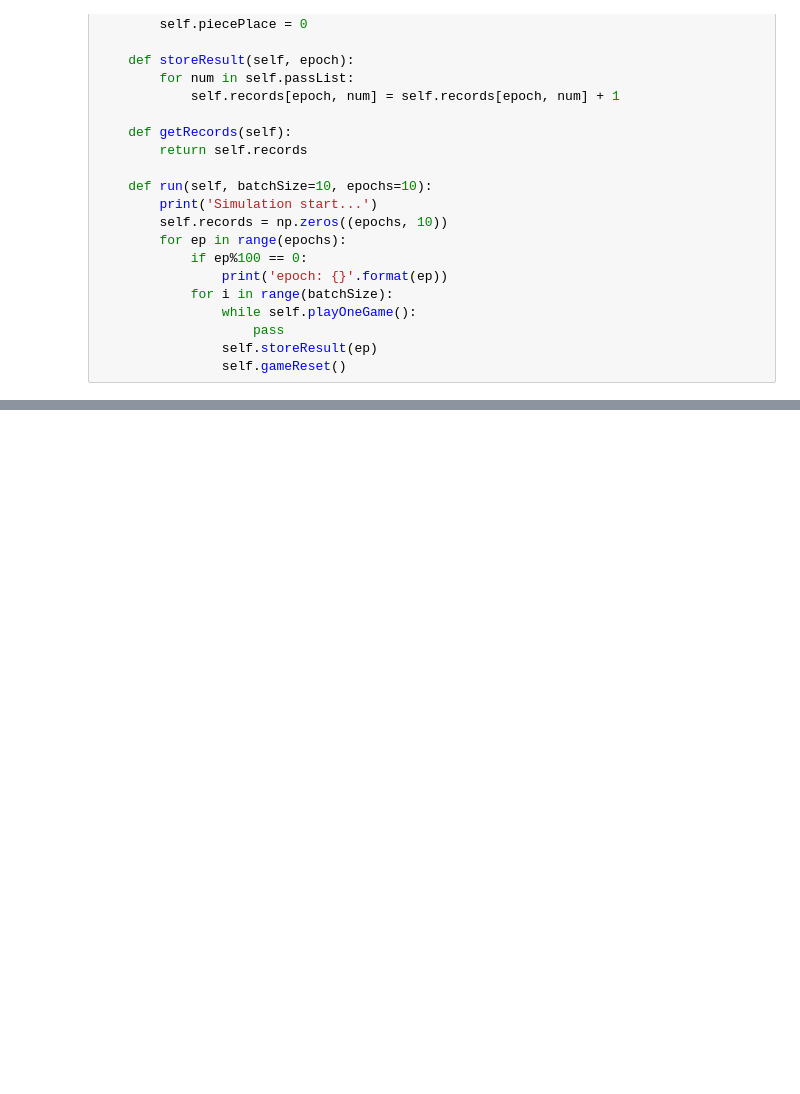
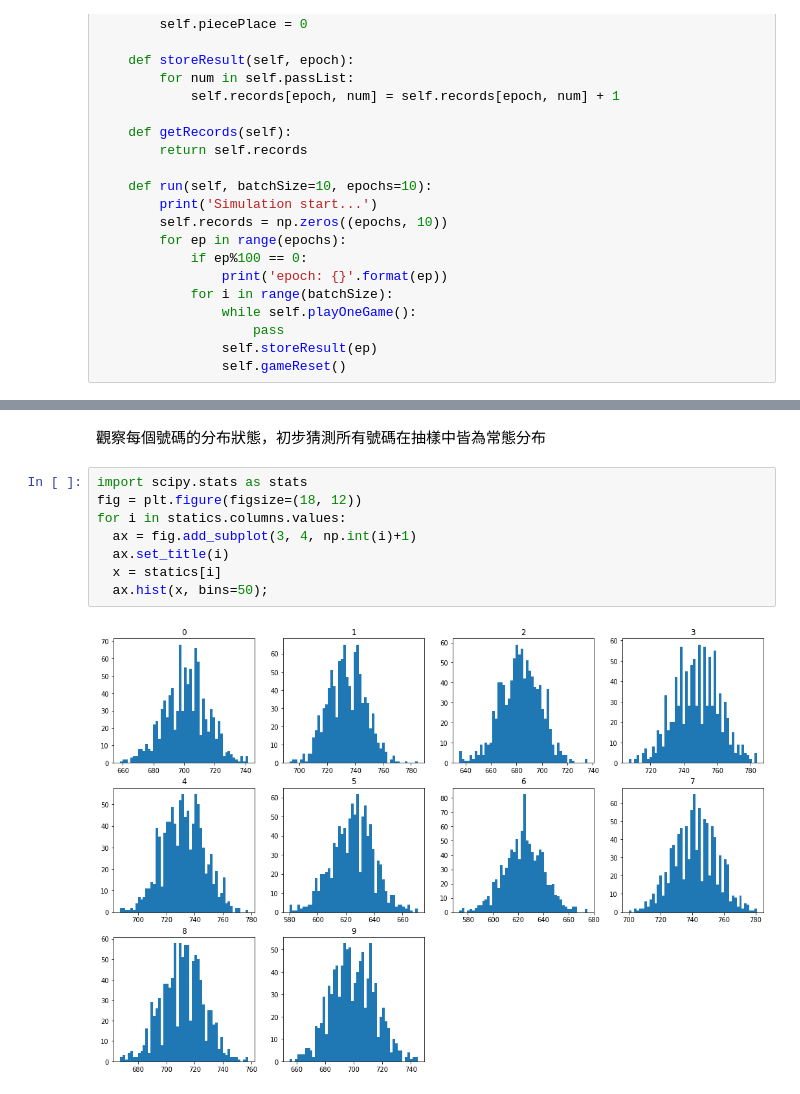
Before and after one commit to tmydali/monopoly-simu, a Jupyter notebook: Monopoly_Yifun.ipynb, the cells around one changed output, grey strips where cells are left out. Drawn from its saved outputs; the diff is of its cells as text; blank space fills up the shorter version.

```diff
--- a/Monopoly_Yifun.ipynb
+++ b/Monopoly_Yifun.ipynb
@@ -103,0 +116,12 @@ plt.bar(statics.columns.values, statics.std(), color='tab:orange')
+# %% [markdown]
+觀察每個號碼的分布狀態，初步猜測所有號碼在抽樣中皆為常態分布
+# %%
+import scipy.stats as stats
+fig = plt.figure(figsize=(18, 12))
+for i in statics.columns.values:
+  ax = fig.add_subplot(3, 4, np.int(i)+1)
+  ax.set_title(i)
+  x = statics[i]
+  ax.hist(x, bins=50);
+# %% [output]
+[figure, added]
```
Also changed, not shown: parts of 11 cells of this notebook.
